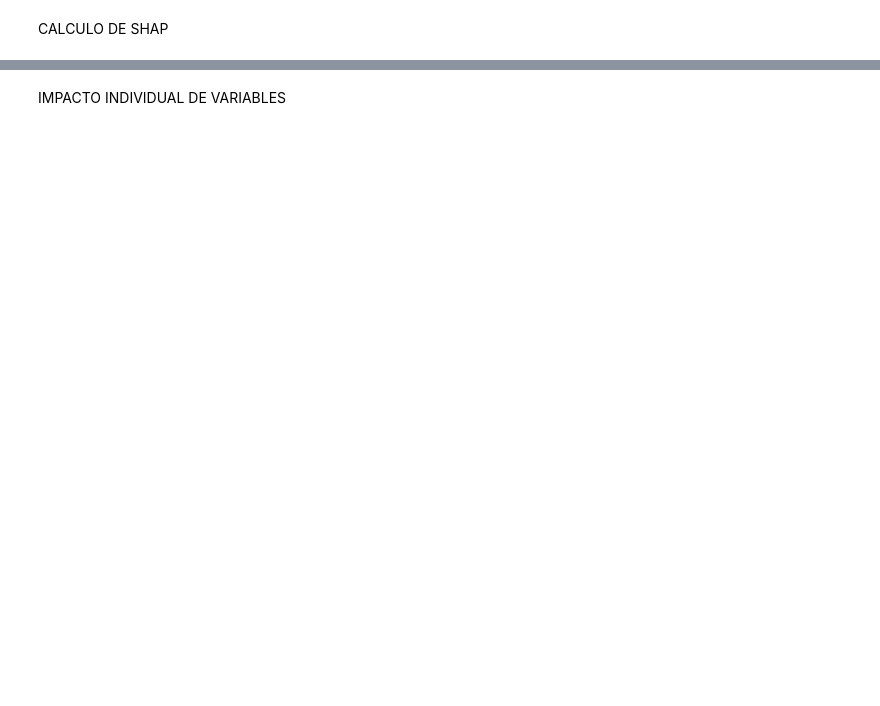
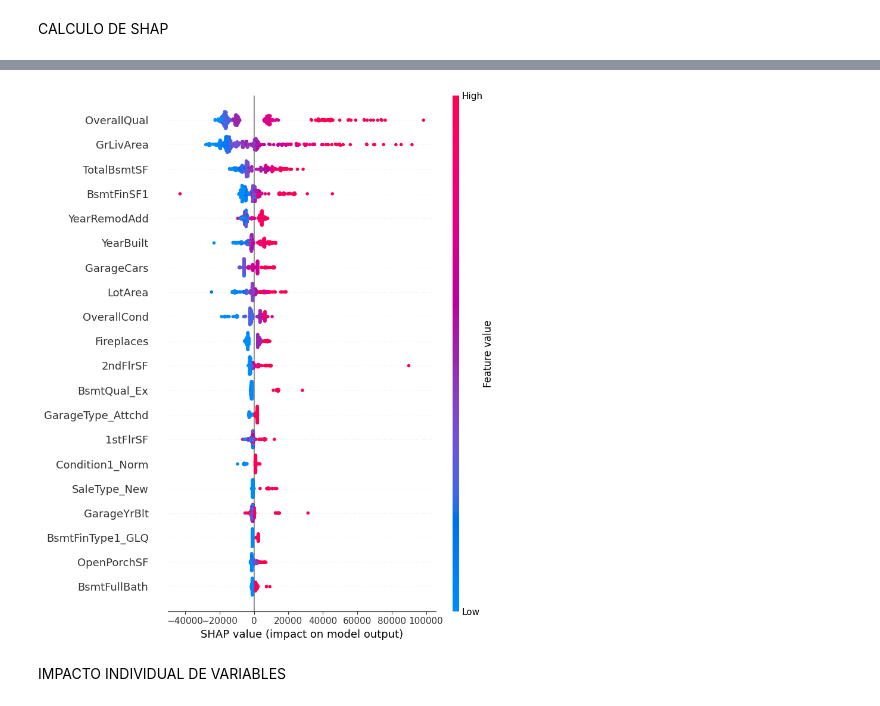
Before and after one commit to rodrigoosoriogaona/Ciencia-de-Datos, a Jupyter notebook: Ciencia de Datos.ipynb, the cells around one changed output, grey strips where cells are left out. Cells and saved outputs as stored; diff of their text form; code cells hidden in the pictures; blank space fills up the shorter version.

```diff
--- a/Ciencia de Datos.ipynb
+++ b/Ciencia de Datos.ipynb
@@ -400,29 +456,30 @@ model_only = best_model.named_steps['model']
 # %%
 import shap
 import matplotlib.pyplot as plt
 import numpy as np
 
-preprocess = best_model.named_steps['preprocesamiento']
-model_only = best_model.named_steps['model']
+modelo_de_Gradient_Boosting
 
 # Transformar el conjunto de prueba (devuelve csr_matrix)
-X_test_processed = preprocess.transform(X_test)
+X_test_processed = X_test
 
 # Convertir a denso y asegurar tipo float
-X_test_processed = X_test_processed.toarray().astype(float)
+X_test_processed = X_test_processed.values.astype(float)
 
 # Nuevos nombres de columnas tras OneHotEncoding
-feature_names_shap = preprocess.get_feature_names_out()
+feature_names_shap = X_test.columns
 
 # Crear explainer
-explainer = shap.TreeExplainer(model_only)
+explainer = shap.TreeExplainer(modelo_de_Gradient_Boosting)
 
 # Obtener valores SHAP
 shap_values = explainer.shap_values(X_test_processed)
 
 # Gráfico resumen
 plt.figure(figsize=(12, 8))
 shap.summary_plot(shap_values, X_test_processed, feature_names=feature_names_shap, plot_type="dot")
+# %% [output]
+[figure, added]
 # %% [markdown]
 IMPACTO INDIVIDUAL DE VARIABLES
 # %%
```
Also changed, not shown: parts of 17 cells of this notebook.
